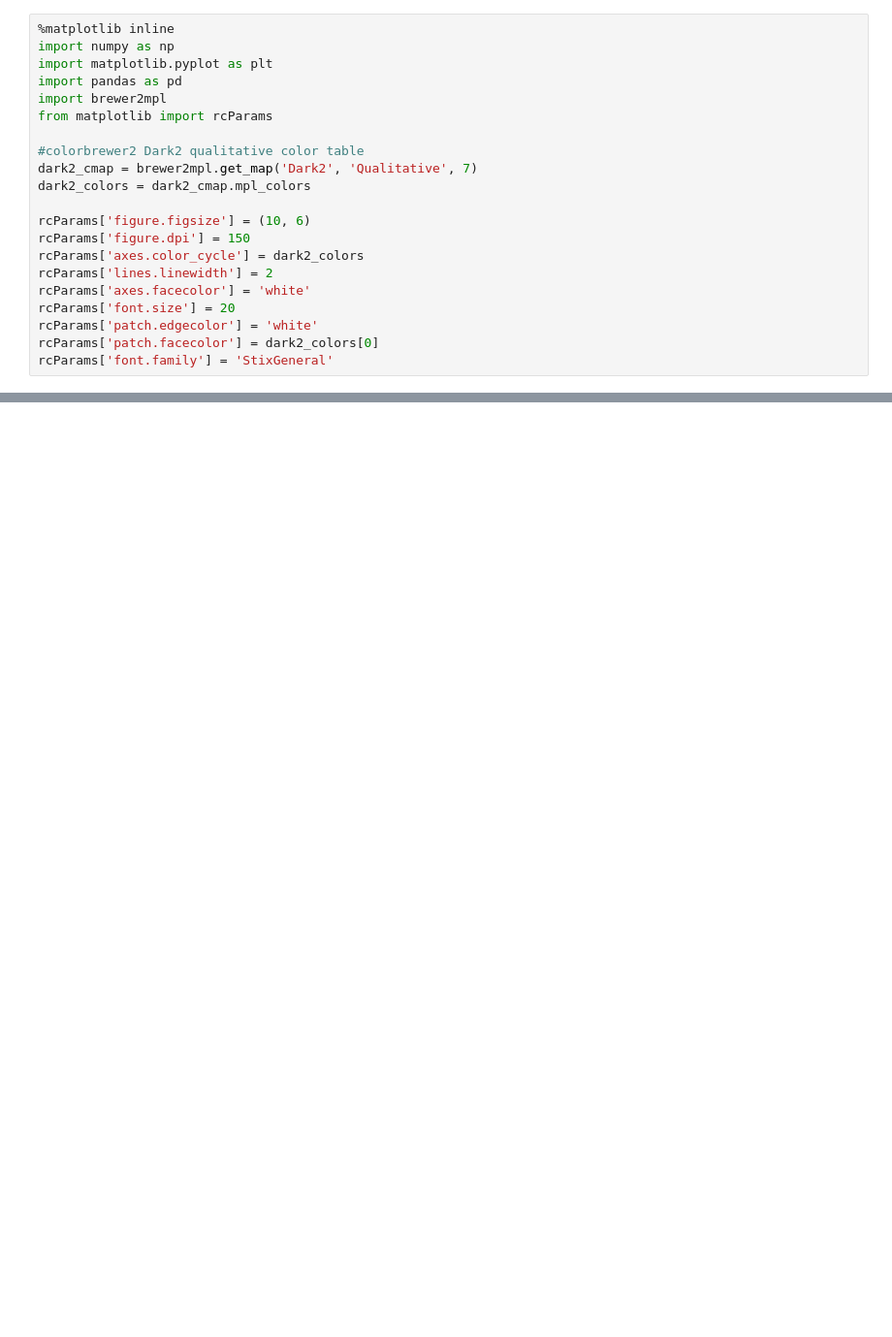
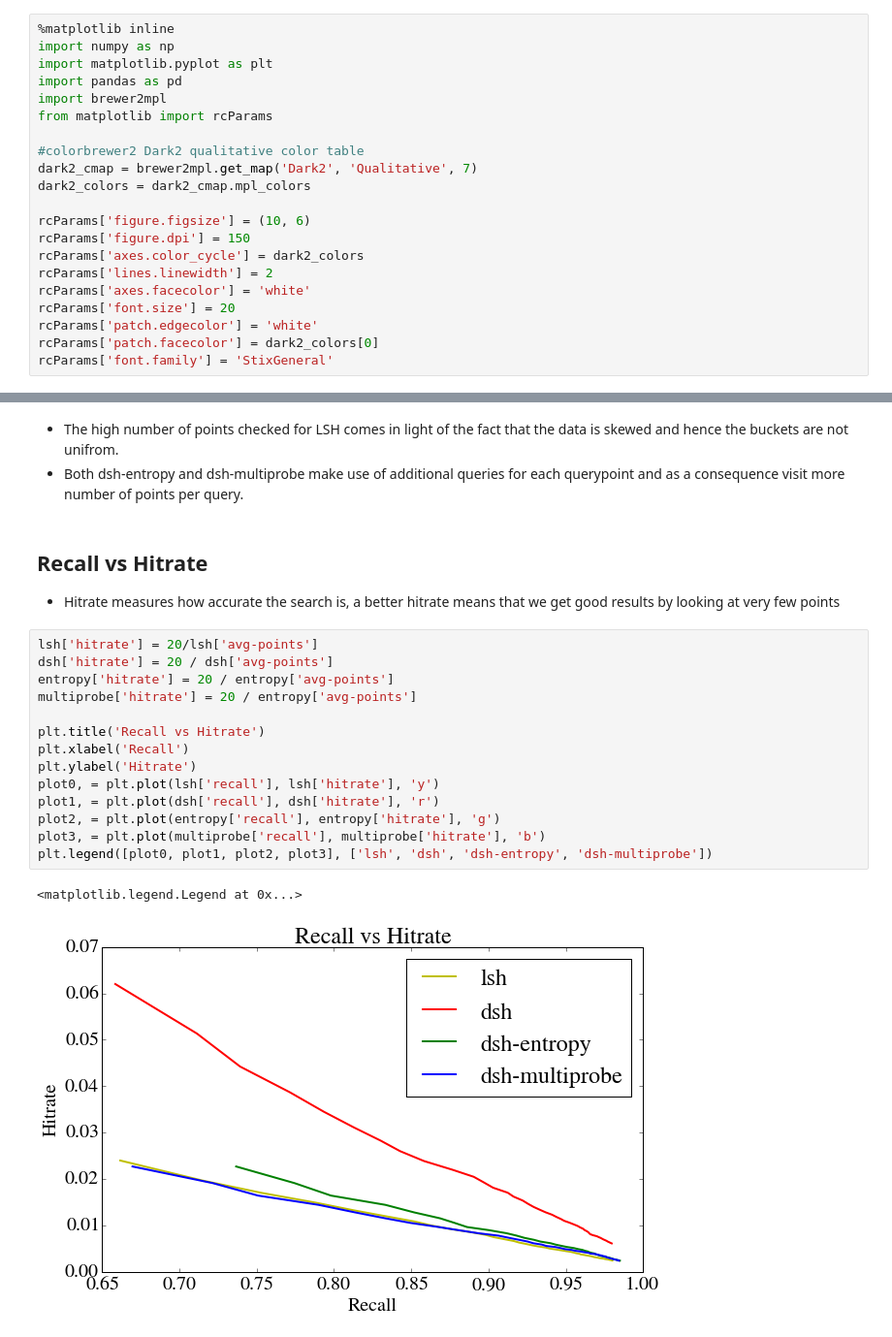
Before and after one commit to srijanshetty/data-sensitive-hashing, a Jupyter notebook: results/Analysis.ipynb, the cells around one changed output, grey strips where cells are left out. Shown: that part at 97% size. Drawn from its saved outputs; the diff is of its cells as text; blank space fills up the shorter version.

```diff
--- a/results/Analysis.ipynb
+++ b/results/Analysis.ipynb
@@ -49,0 +96,24 @@ entropy['avg-time'] = entropy['time'] / 1000
+# %% [markdown]
+- The high number of points checked for LSH comes in light of the fact that the data is skewed and hence the buckets are not unifrom.
+- Both dsh-entropy and dsh-multiprobe make use of additional queries for each querypoint and as a consequence visit more number of points per query.
+# %% [markdown]
+## Recall vs Hitrate
+
+- Hitrate measures how accurate the search is, a better hitrate means that we get good results by looking at very few points
+# %%
+lsh['hitrate'] = 20/lsh['avg-points']
+dsh['hitrate'] = 20 / dsh['avg-points']
+entropy['hitrate'] = 20 / entropy['avg-points']
+multiprobe['hitrate'] = 20 / entropy['avg-points']
+
+plt.title('Recall vs Hitrate')
+plt.xlabel('Recall')
+plt.ylabel('Hitrate')
+plot0, = plt.plot(lsh['recall'], lsh['hitrate'], 'y')
+plot1, = plt.plot(dsh['recall'], dsh['hitrate'], 'r')
+plot2, = plt.plot(entropy['recall'], entropy['hitrate'], 'g')
+plot3, = plt.plot(multiprobe['recall'], multiprobe['hitrate'], 'b')
+plt.legend([plot0, plot1, plot2, plot3], ['lsh', 'dsh', 'dsh-entropy', 'dsh-multiprobe'])
+# %% [output]
+<matplotlib.legend.Legend at 0x...>
+[figure, added]
```
Also changed, not shown: parts of 16 cells of this notebook, 1 other file.
